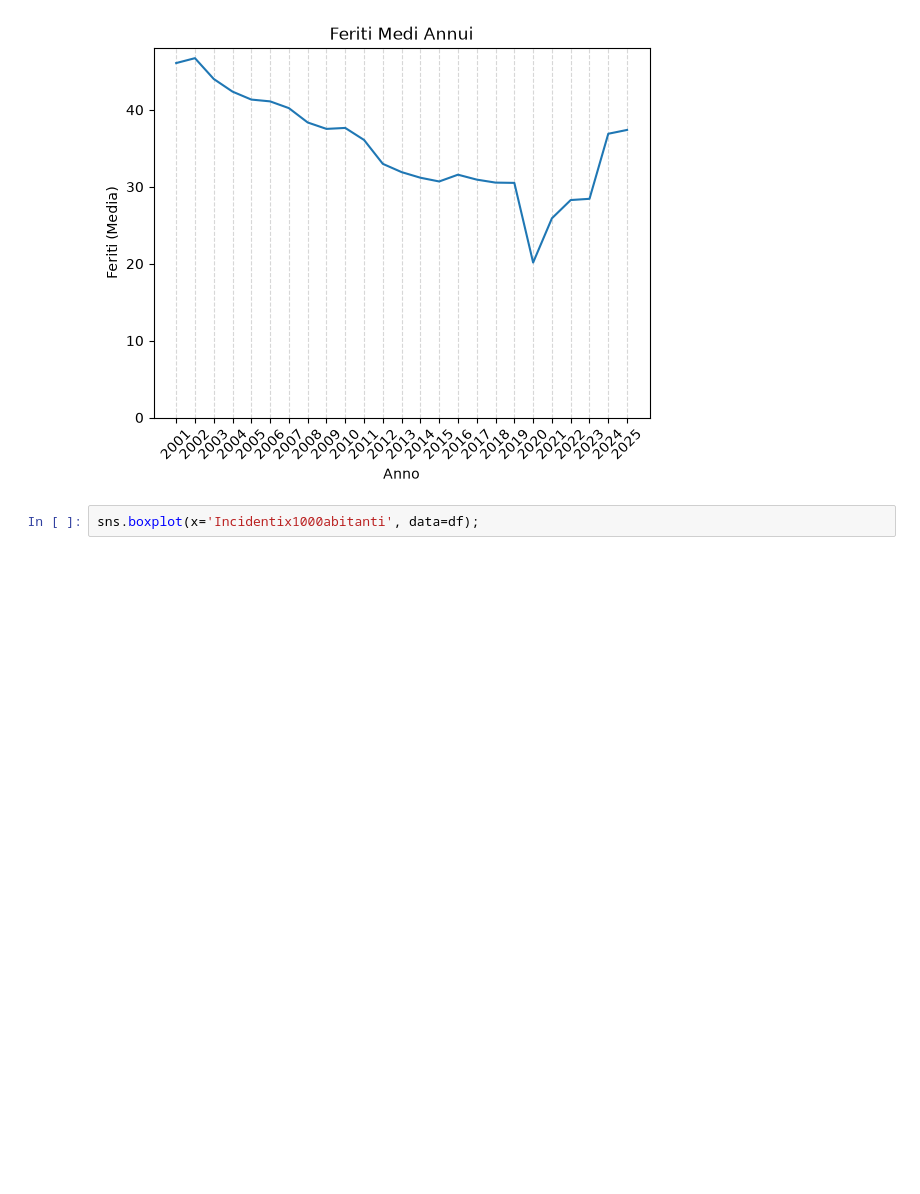
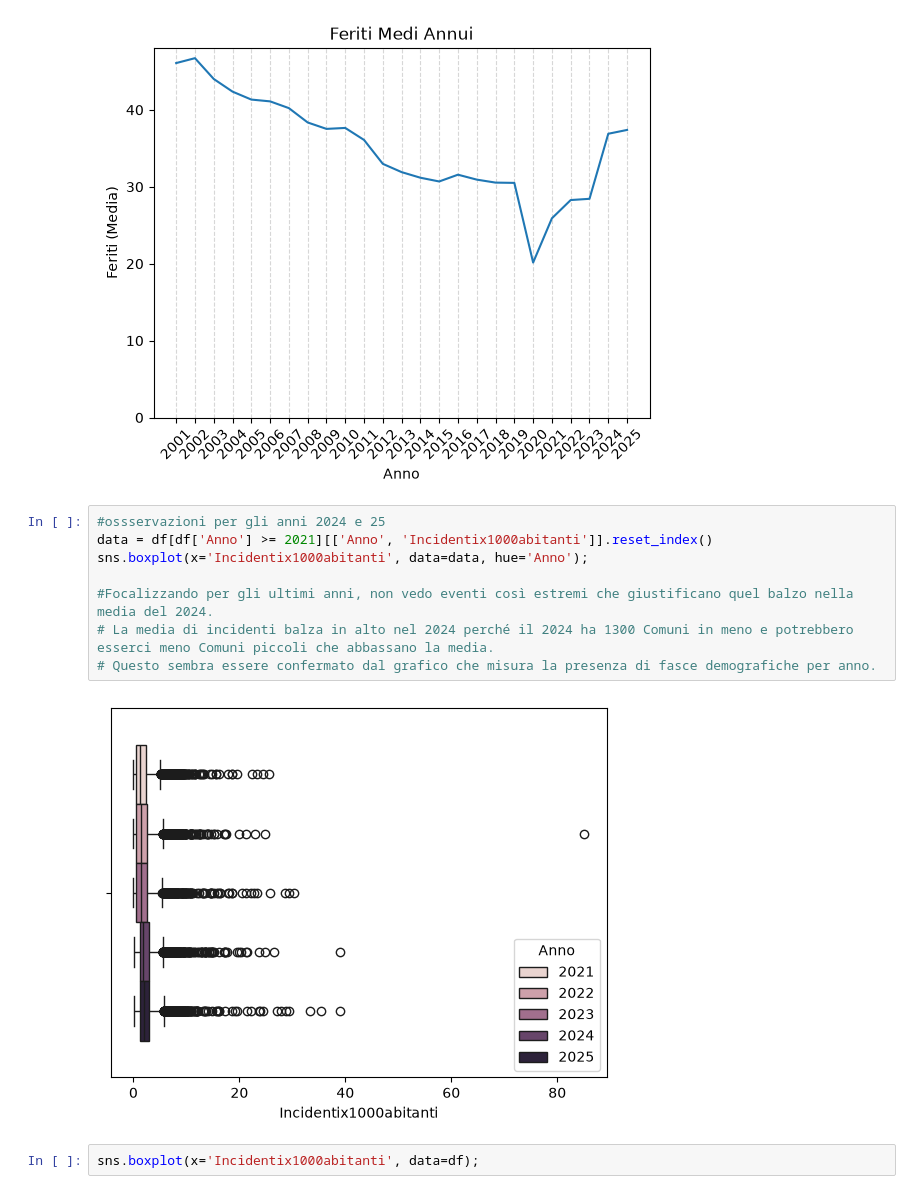
Before and after one commit to giuliocipone-lang/Boolean_capstone_project, a Jupyter notebook: EDA.ipynb, the cells around one changed output. Saved outputs shown, nothing was run; the diff lists cells and outputs as text; blank space fills up the shorter version.

```diff
--- a/EDA.ipynb
+++ b/EDA.ipynb
@@ -112,6 +112,16 @@ ax.set_ylabel('Feriti (Media)')
 # %% [output]
 Text(0, 0.5, 'Feriti (Media)')
 [figure]
+# %%
+#ossservazioni per gli anni 2024 e 25
+data = df[df['Anno'] >= 2021][['Anno', 'Incidentix1000abitanti']].reset_index()
+sns.boxplot(x='Incidentix1000abitanti', data=data, hue='Anno');
+
+#Focalizzando per gli ultimi anni, non vedo eventi così estremi che giustificano quel balzo nella media del 2024.
+# La media di incidenti balza in alto nel 2024 perché il 2024 ha 1300 Comuni in meno e potrebbero esserci meno Comuni piccoli che abbassano la media.
+# Questo sembra essere confermato dal grafico che misura la presenza di fasce demografiche per anno.
+# %% [output]
+[figure, added]
 # %%
 sns.boxplot(x='Incidentix1000abitanti', data=df);
 # %% [output]
```
Also changed, not shown: parts of 5 cells of this notebook, 1 other file.
